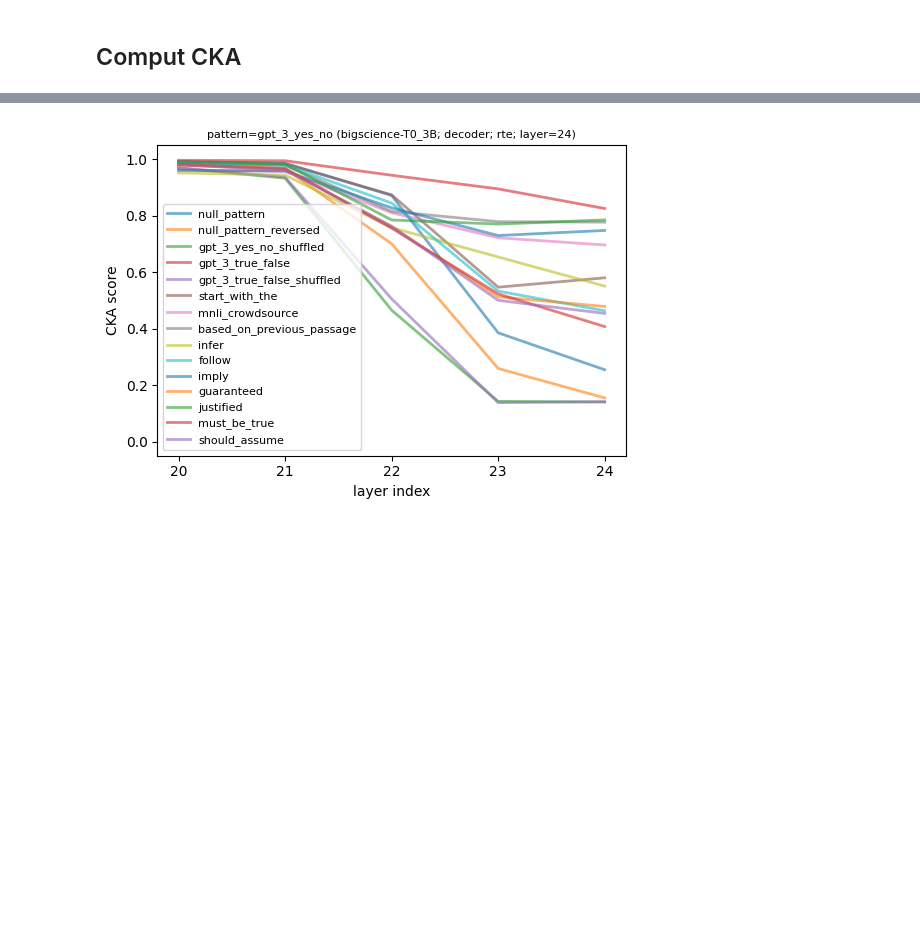
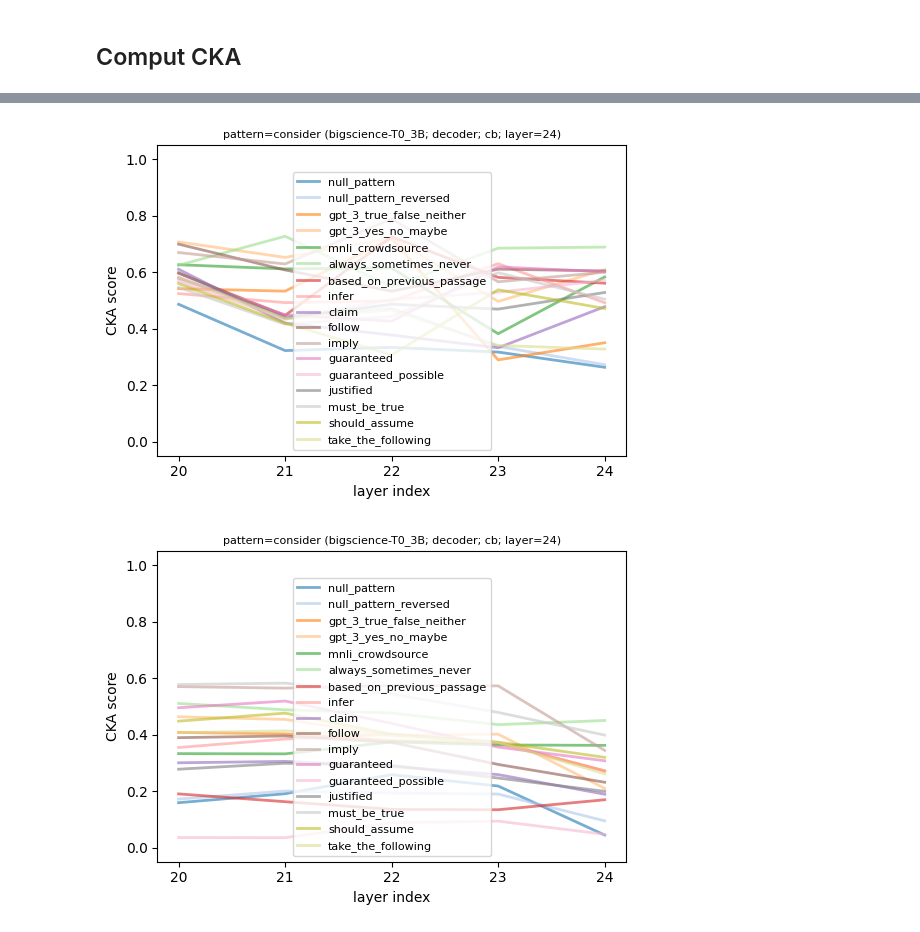
Before and after one commit to mmarius/t0-analysis, a Jupyter notebook: notebooks/cka_decoder.ipynb, the cells around one changed output, grey strips where cells are left out. Drawn from its saved outputs; the diff is of its cells as text; code cells hidden in the pictures; blank space fills up the shorter version.

```diff
--- a/notebooks/cka_decoder.ipynb
+++ b/notebooks/cka_decoder.ipynb
@@ -202,32 +274,39 @@ df
 # %%
-pattern1 = 2
+pattern1 = 9
 
-fig, axes = plt.subplots(1, 1, figsize=(5.5, 4), dpi=100)
+for t in range(2):
 
-for pattern2 in range(len(df))[:]:
-    if pattern2 == pattern1:
-        continue
-    pattern_sim = []
+    fig, axes = plt.subplots(1, 1, figsize=(5.5, 4), dpi=100)
 
-    layers = []
-    for layer in list(cka_scores_layers.keys())[-5:]:
-        layers.append(layer.split('-')[-1])
-        cka_score = cka_scores_layers[layer][pattern1, pattern2]
-        pattern_sim.append(cka_score)
-    axes.plot(pattern_sim, linewidth=2.0, alpha=0.6, label=f"{df.iloc[pattern2]['name']}")
+    cmap = matplotlib.cm.get_cmap('tab20')
+    colors = cmap.colors
 
-axes.set_ylim(-0.05, 1.05)
-axes.set_xticks(np.arange(len(pattern_sim)))
-axes.set_xticklabels(layers)
-axes.set_xlabel("layer index")
-axes.set_ylabel("CKA score")
+    for idx, pattern2 in enumerate(range(len(df))[:]):
+        if pattern2 == pattern1:
+            continue
+        pattern_sim = []
 
-axes.set_title(f"pattern={df.iloc[pattern1]['name']} ({model}; {module}; {task}; layer={layer.split('-')[-1]})", fontsize=8)
+        layers = []
+        for layer in list(cka_scores_layers[t].keys())[-5:]:
+            layers.append(layer.split('-')[-1])
+            cka_score = cka_scores_layers[t][layer][pattern1, pattern2]
+            pattern_sim.append(cka_score)
 
-axes.legend(loc='best', fontsize=8)
-# Put a legend to the right of the current axis
-# axes.legend(loc='upper left', bbox_to_anchor=(1.0, 1.0), fancybox=True, shadow=False, fontsize=8)
+        axes.plot(pattern_sim, linewidth=2.0, alpha=0.6, color=colors[idx], label=f"{df.iloc[pattern2]['name']}")
 
-plt.tight_layout();
+    axes.set_ylim(-0.05, 1.05)
+    axes.set_xticks(np.arange(len(pattern_sim)))
+    axes.set_xticklabels(layers)
+    axes.set_xlabel("layer index")
+    axes.set_ylabel("CKA score")
+
+    axes.set_title(f"pattern={df.iloc[pattern1]['name']} ({model}; {module}; {task}; layer={layer.split('-')[-1]})", fontsize=8)
+
+    axes.legend(loc='best', fontsize=8)
+    # Put a legend to the right of the current axis
+    # axes.legend(loc='upper left', bbox_to_anchor=(1.0, 1.0), fancybox=True, shadow=False, fontsize=8)
+
+    plt.tight_layout();
 # %% [output]
-[figure, old version]
+[figure, new version]
+[figure, added]
```
Also changed, not shown: parts of 12 cells of this notebook, 15 other files.
